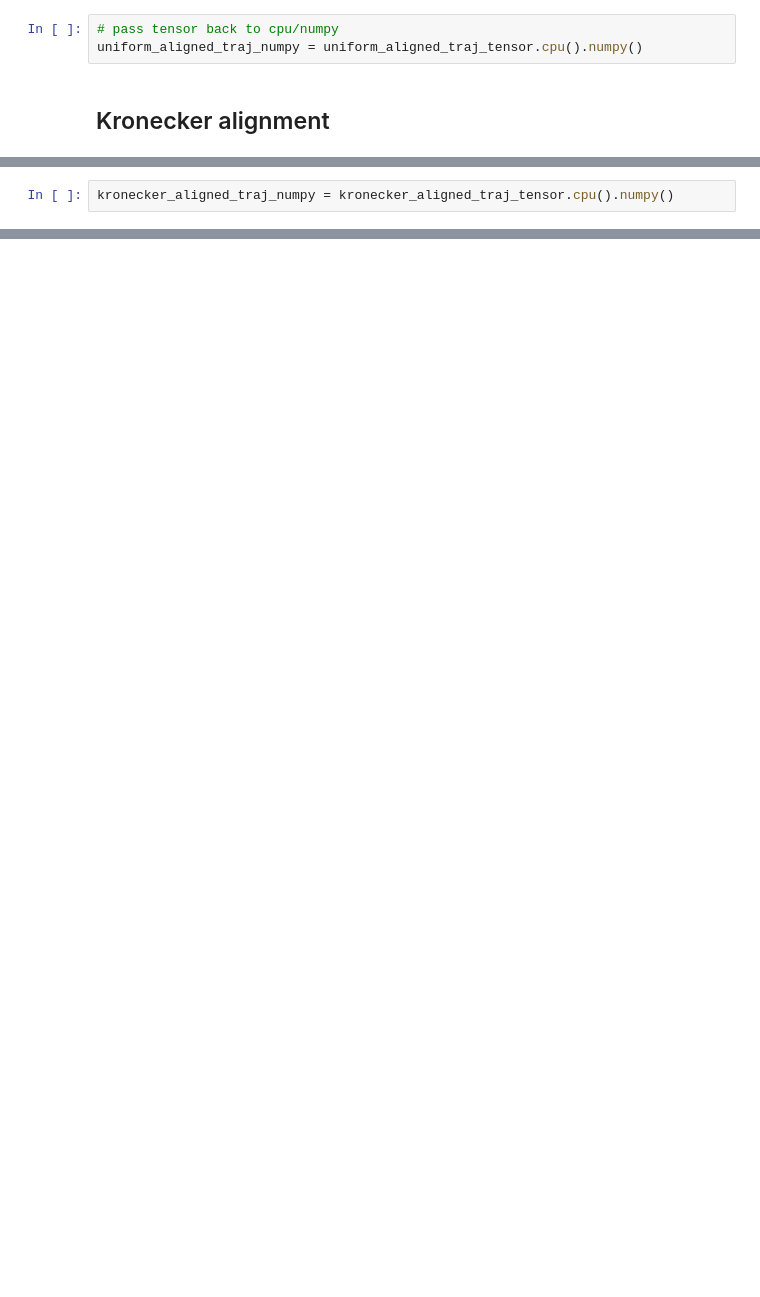
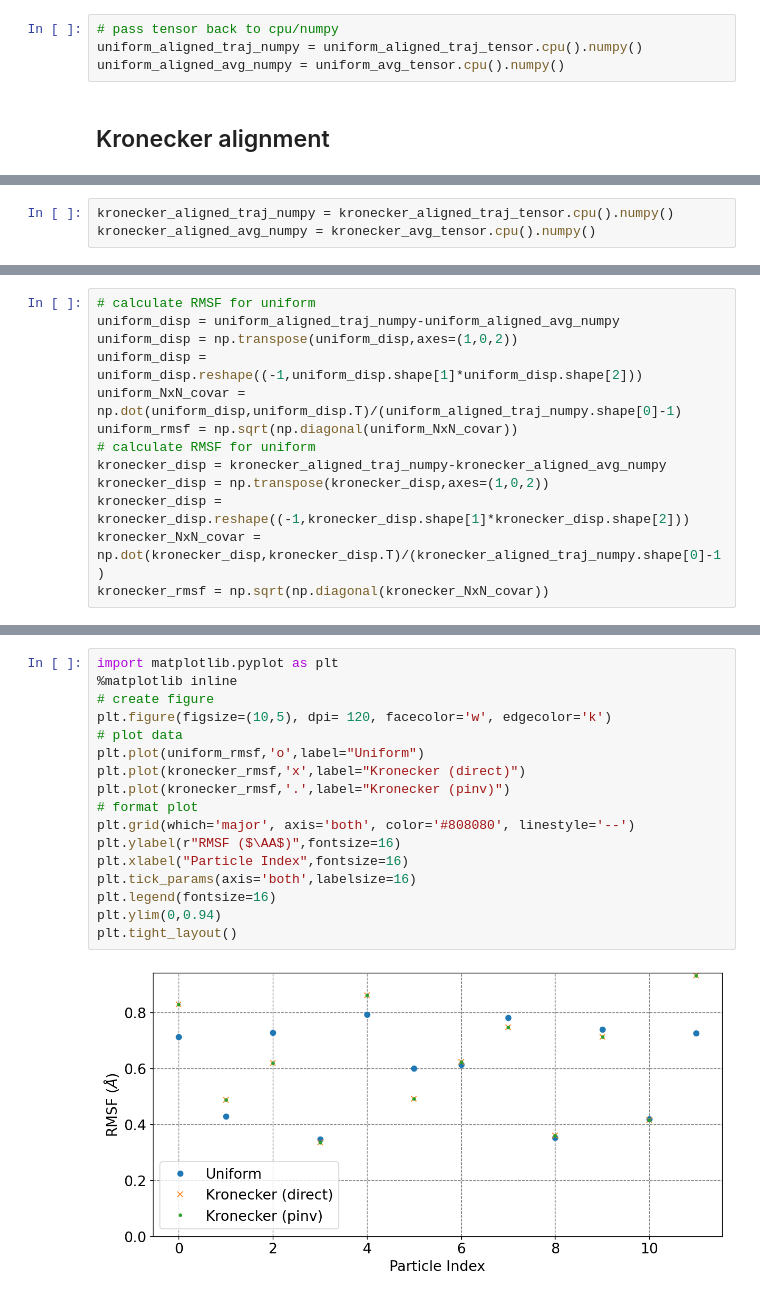
Before and after one commit to mccullaghlab/shapeGMMTorch, a Jupyter notebook: examples/alignment/align_beaded_helix.ipynb, the cells around one changed output, grey strips where cells are left out. Saved outputs shown, nothing was run; the diff lists cells and outputs as text; blank space fills up the shorter version.

Commit message:
added RMSF example as well as JS divergence script

```diff
--- a/examples/alignment/align_beaded_helix.ipynb
+++ b/examples/alignment/align_beaded_helix.ipynb
@@ -65,6 +68,7 @@ uniform_aligned_traj_tensor, uniform_avg_tensor, uniform_var_tensor = torch_alig
 # %%
 # pass tensor back to cpu/numpy
 uniform_aligned_traj_numpy = uniform_aligned_traj_tensor.cpu().numpy()
+uniform_aligned_avg_numpy = uniform_avg_tensor.cpu().numpy()
 # %% [markdown]
 ## Kronecker alignment
 # %%
@@ -92,2 +96,3 @@ tensor(35.6725, dtype=torch.float64)
 # %%
 kronecker_aligned_traj_numpy = kronecker_aligned_traj_tensor.cpu().numpy()
+kronecker_aligned_avg_numpy = kronecker_avg_tensor.cpu().numpy()
@@ -93,0 +101,13 @@ kronecker_aligned_traj_numpy = kronecker_aligned_traj_tensor.cpu().numpy()
+# %%
+# calculate RMSF for uniform
+uniform_disp = uniform_aligned_traj_numpy-uniform_aligned_avg_numpy
+uniform_disp = np.transpose(uniform_disp,axes=(1,0,2))
+uniform_disp = uniform_disp.reshape((-1,uniform_disp.shape[1]*uniform_disp.shape[2]))
+uniform_NxN_covar = np.dot(uniform_disp,uniform_disp.T)/(uniform_aligned_traj_numpy.shape[0]-1)
+uniform_rmsf = np.sqrt(np.diagonal(uniform_NxN_covar))
+# calculate RMSF for uniform
+kronecker_disp = kronecker_aligned_traj_numpy-kronecker_aligned_avg_numpy
+kronecker_disp = np.transpose(kronecker_disp,axes=(1,0,2))
+kronecker_disp = kronecker_disp.reshape((-1,kronecker_disp.shape[1]*kronecker_disp.shape[2]))
+kronecker_NxN_covar = np.dot(kronecker_disp,kronecker_disp.T)/(kronecker_aligned_traj_numpy.shape[0]-1)
+kronecker_rmsf = np.sqrt(np.diagonal(kronecker_NxN_covar))
@@ -93,0 +118,19 @@ kronecker_aligned_traj_numpy = kronecker_aligned_traj_tensor.cpu().numpy()
+# %%
+import matplotlib.pyplot as plt
+%matplotlib inline
+# create figure
+plt.figure(figsize=(10,5), dpi= 120, facecolor='w', edgecolor='k')
+# plot data
+plt.plot(uniform_rmsf,'o',label="Uniform")
+plt.plot(kronecker_rmsf,'x',label="Kronecker (direct)")
+plt.plot(kronecker_rmsf,'.',label="Kronecker (pinv)")
+# format plot
+plt.grid(which='major', axis='both', color='#808080', linestyle='--')
+plt.ylabel(r"RMSF ($\AA$)",fontsize=16)
+plt.xlabel("Particle Index",fontsize=16)
+plt.tick_params(axis='both',labelsize=16)
+plt.legend(fontsize=16)
+plt.ylim(0,0.94)
+plt.tight_layout()
+# %% [output]
+[figure, added]
```
Also changed, not shown: parts of 5 cells of this notebook, 5 other files.
